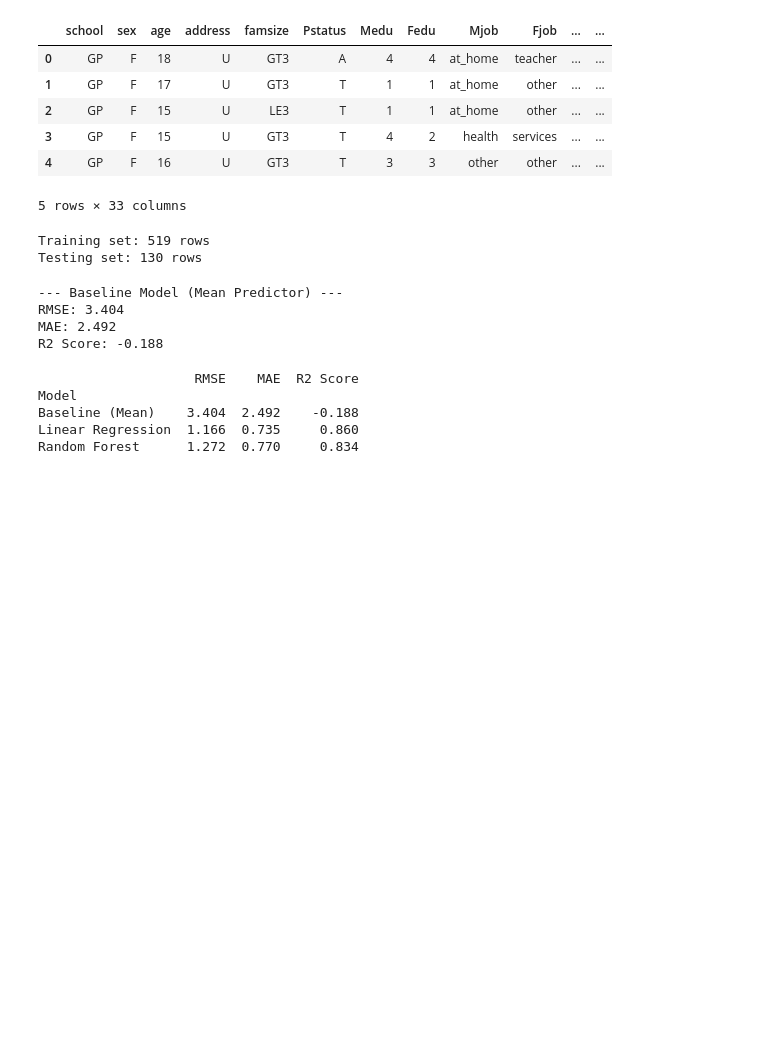
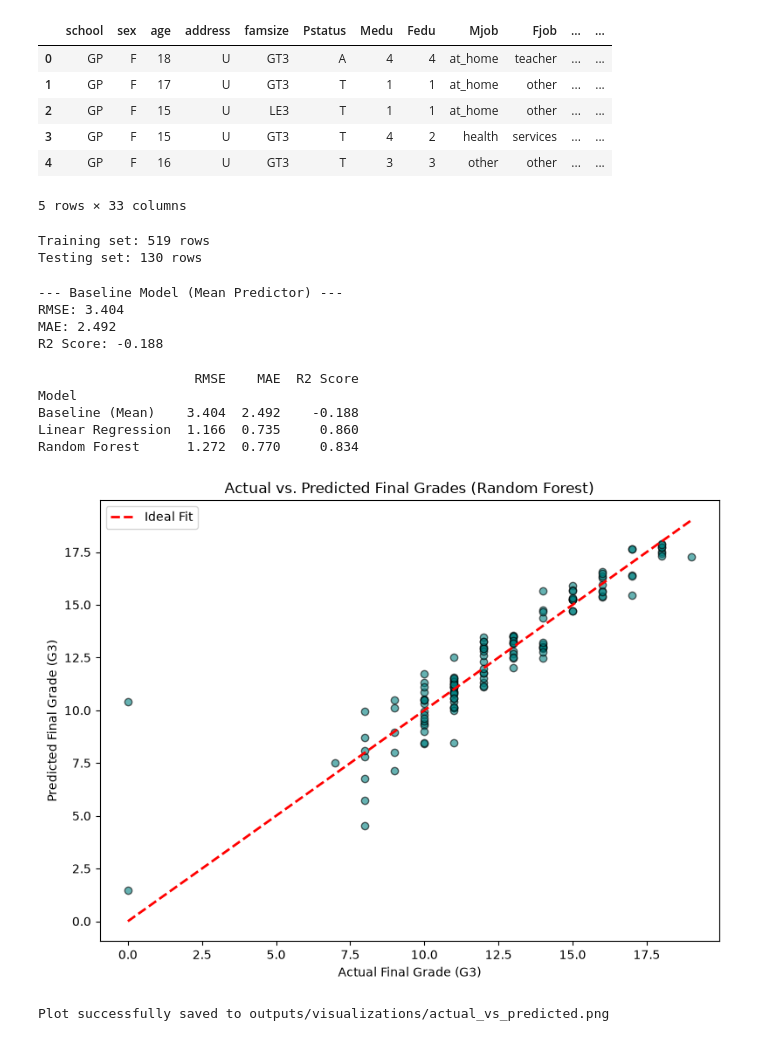
Before and after one commit to dori1717/CAP_3764_2026_Fall_Team_1, a Jupyter notebook: notebooks/04_modeling.ipynb, the cells around one changed output. Drawn from its saved outputs; the diff is of its cells as text; code cells hidden in the pictures; blank space fills up the shorter version.

```diff
--- a/notebooks/04_modeling.ipynb
+++ b/notebooks/04_modeling.ipynb
@@ -87,3 +87,23 @@ Model
 Baseline (Mean)    3.404  2.492    -0.188
 Linear Regression  1.166  0.735     0.860
 Random Forest      1.272  0.770     0.834
+# %%
+output_dir = Path("../outputs/visualizations")
+output_dir.mkdir(parents=True, exist_ok=True)
+
+plt.figure(figsize=(8, 6))
+plt.scatter(y_test, rf_pred, alpha=0.6, color="teal", edgecolors="k")
+plt.plot([y.min(), y.max()], [y.min(), y.max()], "r--", lw=2, label="Ideal Fit")
+plt.title("Actual vs. Predicted Final Grades (Random Forest)")
+plt.xlabel("Actual Final Grade (G3)")
+plt.ylabel("Predicted Final Grade (G3)")
+plt.legend()
+plt.tight_layout()
+
+plt.savefig(output_dir / "actual_vs_predicted.png", dpi=150)
+plt.show()
+
+print("Plot successfully saved to outputs/visualizations/actual_vs_predicted.png")
+# %% [output]
+[figure, added]
+Plot successfully saved to outputs/visualizations/actual_vs_predicted.png
```
Also changed, not shown: parts of 1 cell of this notebook.
